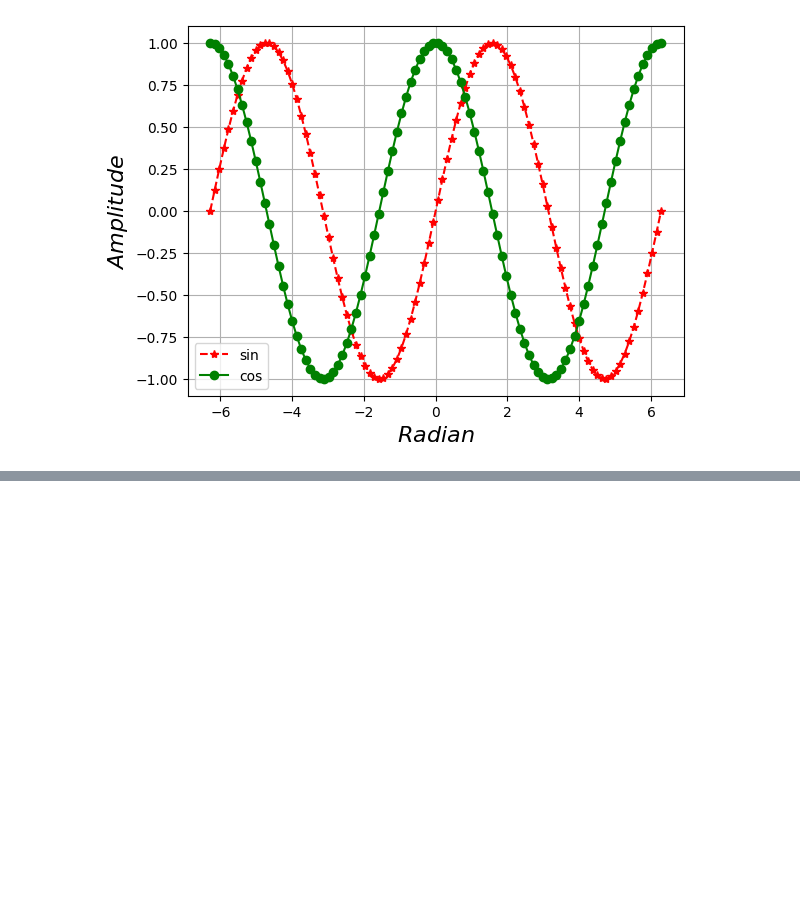
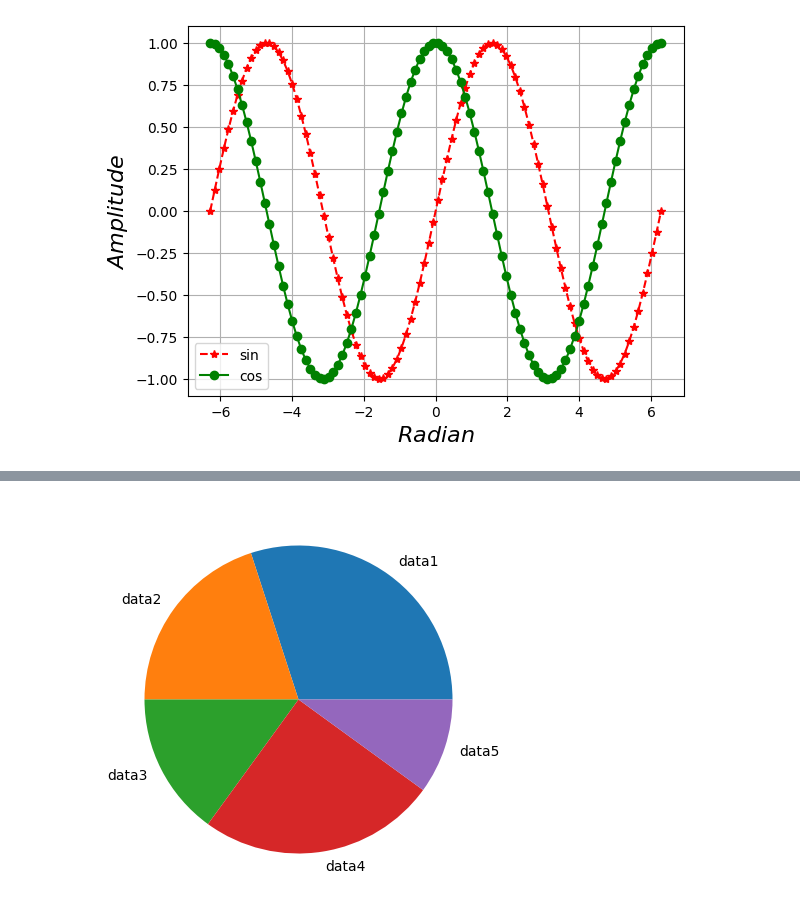
Before and after one commit to Agnes-Maiza/KCAGdsc, a Jupyter notebook: DataVizualization.ipynb, the cells around one changed output, grey strips where cells are left out. Drawn from its saved outputs; the diff is of its cells as text; code cells hidden in the pictures; blank space fills up the shorter version.

```diff
--- a/DataVizualization.ipynb
+++ b/DataVizualization.ipynb
@@ -191,0 +253,10 @@ plt.show()
+# %%
+# Pie chart
+plt.close("all")
+x = [30, 20, 15, 25, 10]
+dataName = ['data1', 'data2', 'data3', 'data4', 'data5']
+plt.figure(figsize=(5,5)) #figsize: output figure window size
+plt.pie(x, labels=dataName)
+plt.show()
+# %% [output]
+[figure, added]
```
Also changed, not shown: parts of 9 cells of this notebook.
